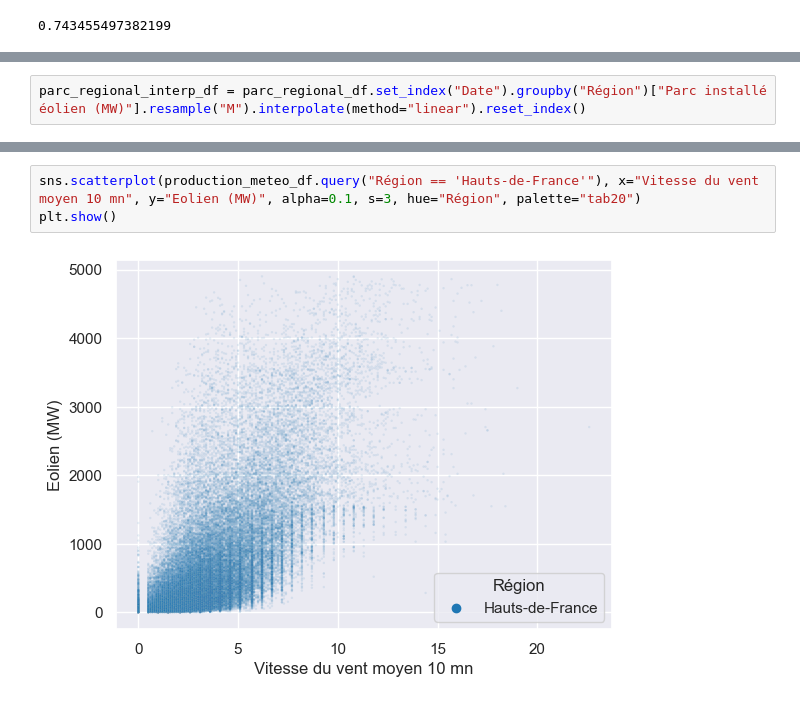
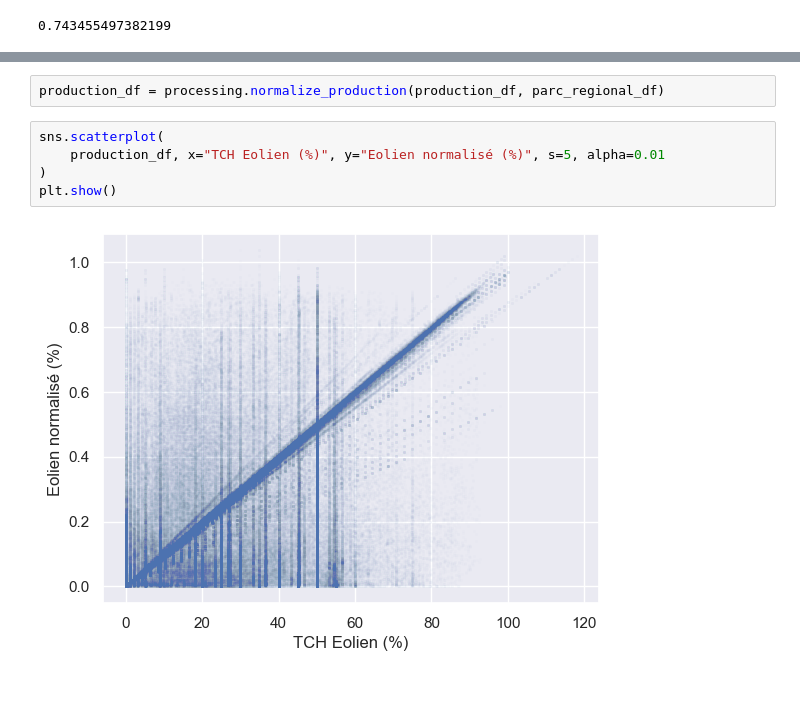
Before and after one commit to antonindurieux/prediction-energie-eolienne, a Jupyter notebook: prediction_energy_eolienne.ipynb, the cells around one changed output, grey strips where cells are left out. Cells and saved outputs as stored; diff of their text form.

```diff
--- a/prediction_energy_eolienne.ipynb
+++ b/prediction_energy_eolienne.ipynb
@@ -105,2 +137,0 @@ parc_regional_df
-# %%
-parc_regional_interp_df = parc_regional_df.set_index("Date").groupby("Région")["Parc installé éolien (MW)"].resample("M").interpolate(method="linear").reset_index()
@@ -174,5 +138,9 @@ plt.show()
-# %%
-sns.scatterplot(production_meteo_df.query("Région == 'Hauts-de-France'"), x="Vitesse du vent moyen 10 mn", y="Eolien (MW)", alpha=0.1, s=3, hue="Région", palette="tab20")
-plt.show()
-# %% [output]
-[figure, removed]
+# %%
+production_df = processing.normalize_production(production_df, parc_regional_df)
+# %%
+sns.scatterplot(
+    production_df, x="TCH Eolien (%)", y="Eolien normalisé (%)", s=5, alpha=0.01
+)
+plt.show()
+# %% [output]
+[figure, added]
```
Also changed, not shown: parts of 54 cells of this notebook, 6 other files.
